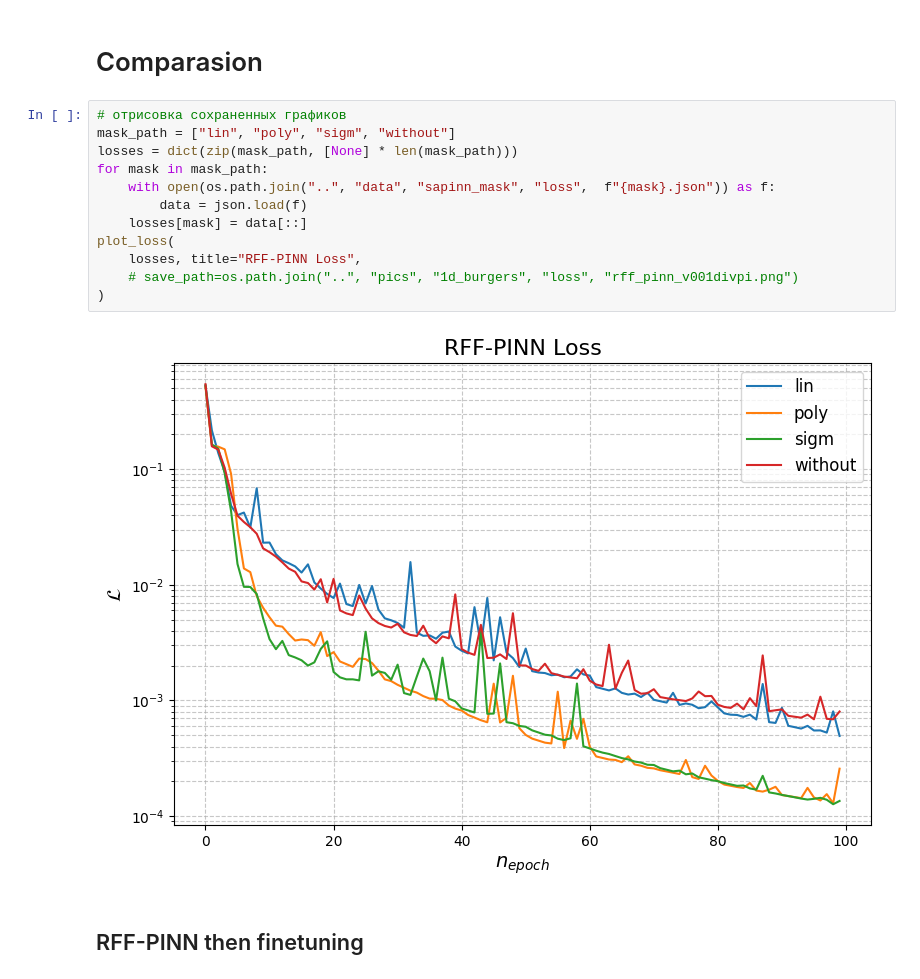
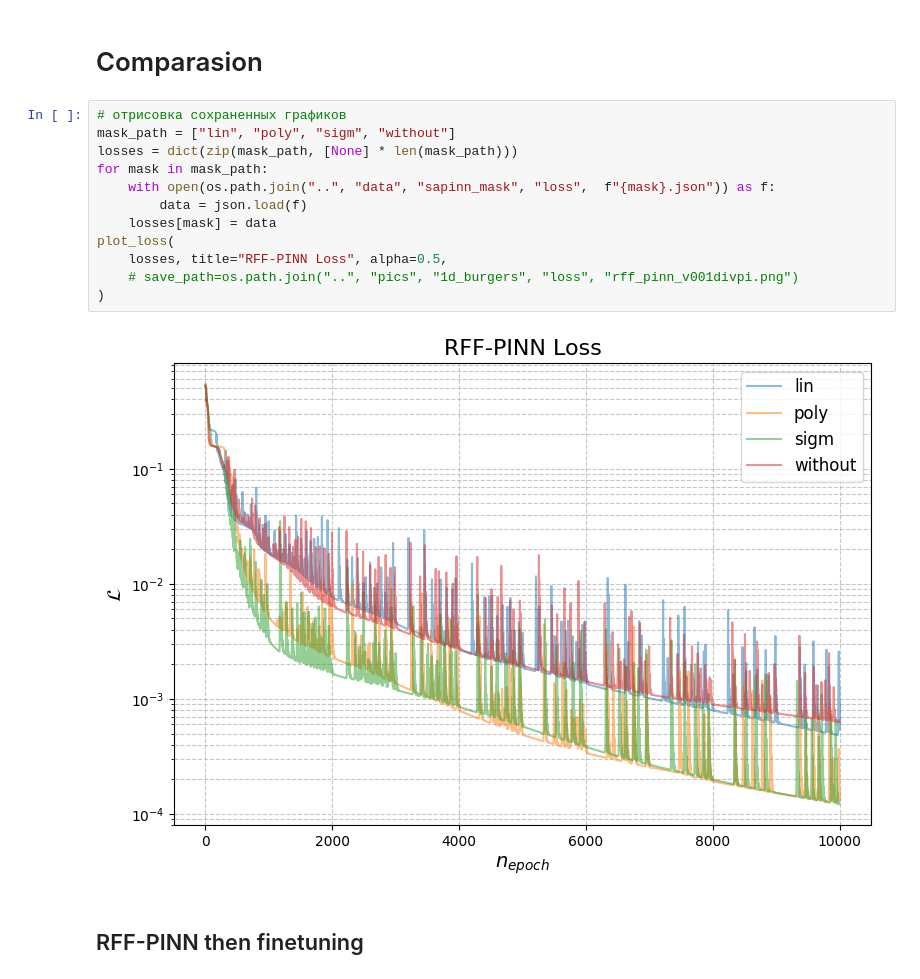
Before and after one commit to 1frog-prog1/diploma_pinn, a Jupyter notebook: notebooks/sapinn_experiments.ipynb, the cells around one changed output. Cells and saved outputs as stored; diff of their text form.

```diff
--- a/notebooks/sapinn_experiments.ipynb
+++ b/notebooks/sapinn_experiments.ipynb
@@ -397,17 +397,17 @@ save_model(poly_sapinn, os.path.join("..", "saved_models", "sapinn_mask", "lin.p
 # %%
 # отрисовка сохраненных графиков
 mask_path = ["lin", "poly", "sigm", "without"]
 losses = dict(zip(mask_path, [None] * len(mask_path)))
 for mask in mask_path:
     with open(os.path.join("..", "data", "sapinn_mask", "loss",  f"{mask}.json")) as f:
         data = json.load(f)
-    losses[mask] = data[::]
+    losses[mask] = data
 plot_loss(
-    losses, title="RFF-PINN Loss",
+    losses, title="RFF-PINN Loss", alpha=0.5,
     # save_path=os.path.join("..", "pics", "1d_burgers", "loss", "rff_pinn_v001divpi.png")
 )
 # %% [output]
-[figure, old version]
+[figure, new version]
 # %% [markdown]
 ## RFF-PINN then finetuning
 # %%
```
Also changed, not shown: 2 other files.
